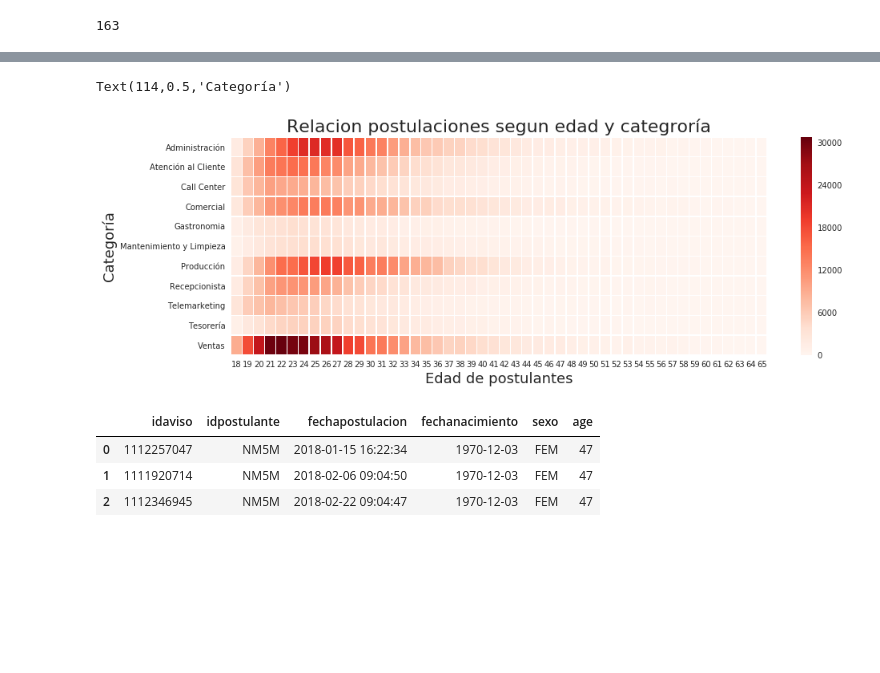
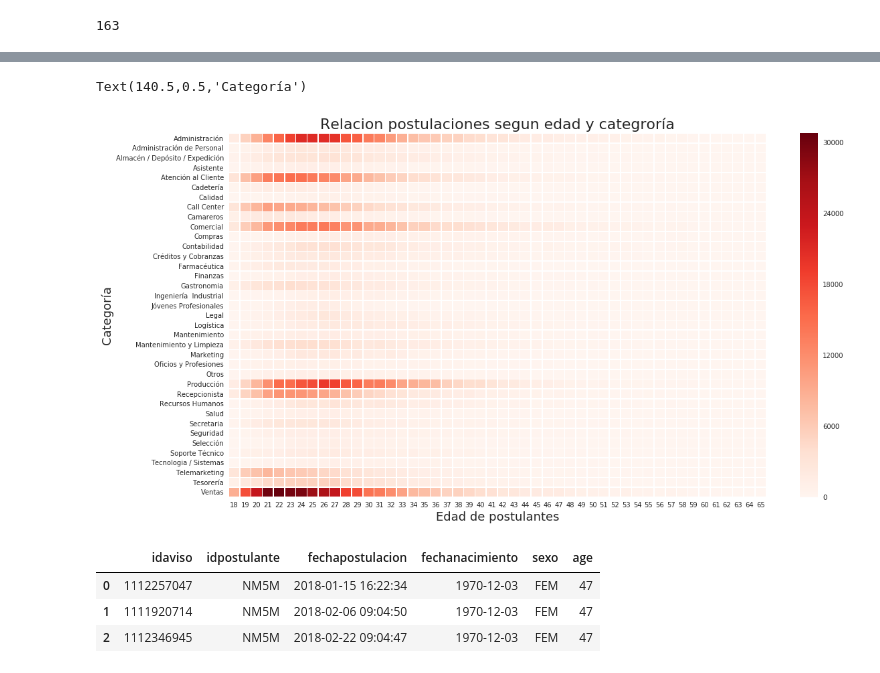
Before and after one commit to alepenaa94/TP-Datos, a Jupyter notebook: TP_Analisis_v3.ipynb, the cells around one changed output, grey strips where cells are left out. Saved outputs shown, nothing was run; the diff lists cells and outputs as text; code cells hidden in the pictures; blank space fills up the shorter version.

```diff
--- a/TP_Analisis_v3.ipynb
+++ b/TP_Analisis_v3.ipynb
@@ -383,7 +392,7 @@ val=False
 i=0
 while not (i==(((datos_heat_map.shape)[0]))):
     for col in datos_heat_map.columns:
-        if(((datos_heat_map.iloc[i])[col])>4000):
+        if(((datos_heat_map.iloc[i])[col])>1000):
             val=True
     if not val:
         datos_heat_map.drop(datos_heat_map.index[i], inplace=True)
@@ -394,14 +403,14 @@ while not (i==(((datos_heat_map.shape)[0]))):
     val=False
     i = i+1
 # %%
-fig, ax = plt.subplots(figsize=(15,5))
+fig, ax = plt.subplots(figsize=(18,10))
 g = sns.heatmap(datos_heat_map,  cmap="Reds",ax=ax,linewidths=.5)
 g.set_title("Relacion postulaciones segun edad y categroría", fontsize=22)
 g.set_xlabel("Edad de postulantes",fontsize=18)
 g.set_ylabel("Categoría", fontsize=18)
 # %% [output]
-Text(114,0.5,'Categoría')
+Text(140.5,0.5,'Categoría')
-[figure, old version]
+[figure, new version]
 # %%
 fechas_validas_copy = fechas_validas.copy()
 # %%
```
Also changed, not shown: parts of 18 cells of this notebook.
